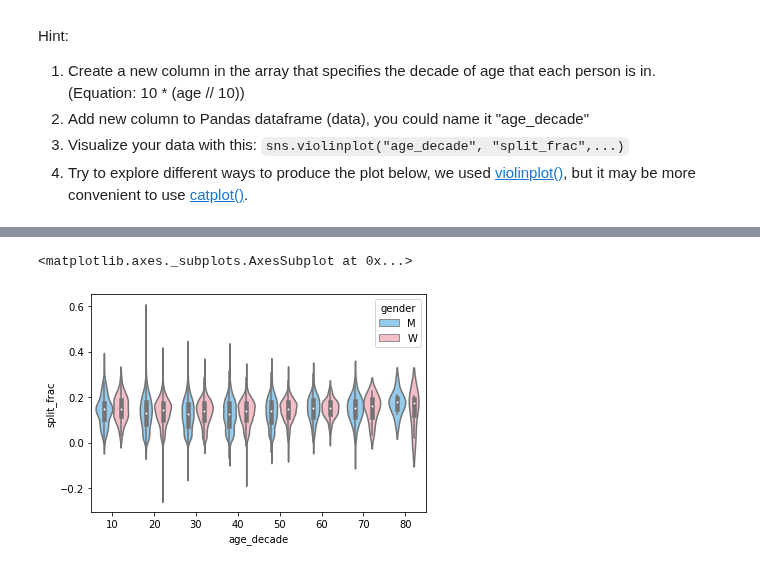
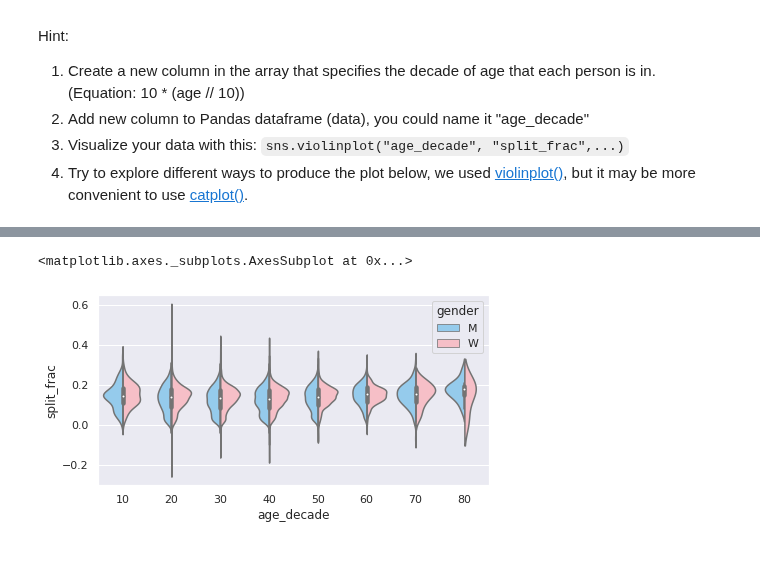
Before and after one commit to mojanshadkar/2022_Intro_Python, a Jupyter notebook: Exercises/W4_S2.ipynb, the cells around one changed output, grey strips where cells are left out. Drawn from its saved outputs; the diff is of its cells as text; code cells hidden in the pictures.

```diff
--- a/Exercises/W4_S2.ipynb
+++ b/Exercises/W4_S2.ipynb
@@ -178,11 +178,12 @@ Hint:
 # %%
 # Recreate this figure here
 data['age_decade']=10*(data['age']//10)
 sns.set_palette('PiYG')
 palette = {
     'M': '#87CEFA',
-    'W': '#FFB6C1'}
-sns.violinplot(data=data,x='age_decade',y='split_frac',hue='gender', style="gender",palette=palette)
+    'W': '#FFB6C1',
+    'axes.facecolor':'White', 'figure.facecolor':'White'}
+sns.violinplot(data=data,x='age_decade',y='split_frac',hue='gender',palette=palette,split=True)
 # %% [output]
 <matplotlib.axes._subplots.AxesSubplot at 0x...>
-[figure, old version]
+[figure, new version]
```
